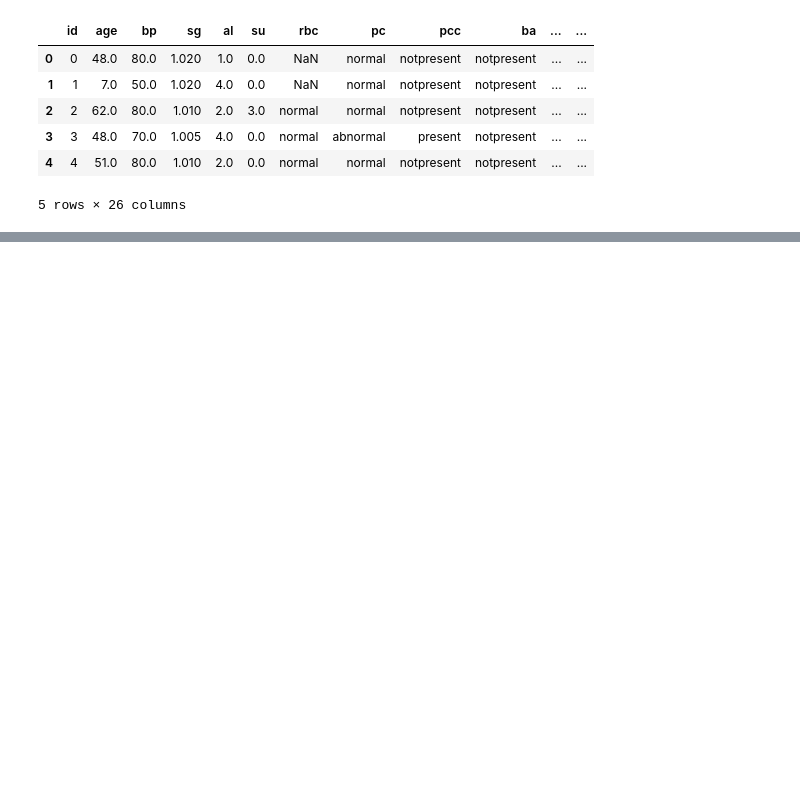
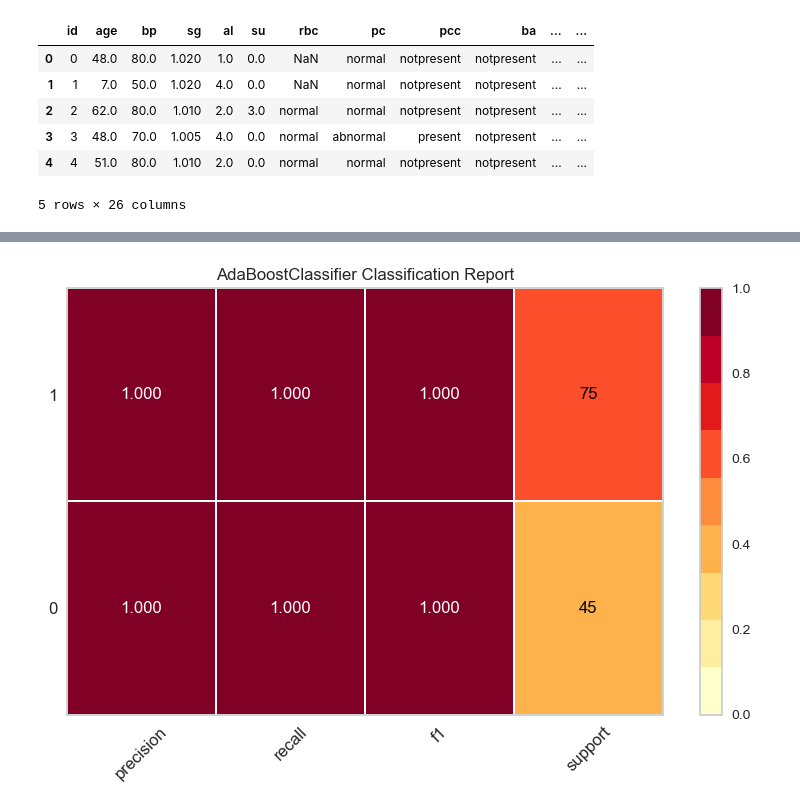
Before and after one commit to shakil2490/Chronic_Kidney_Disease_Prediction, a Jupyter notebook: CKD_Prediction.ipynb, the cells around one changed output, grey strips where cells are left out. Cells and saved outputs as stored; diff of their text form; code cells hidden in the pictures; blank space fills up the shorter version.

```diff
--- a/CKD_Prediction.ipynb
+++ b/CKD_Prediction.ipynb
@@ -240,0 +387,4 @@ setup(data, target = 'classification', session_id = 123, preprocess=True)
+# %%
+# plot classification report
+plot_model(tuned_ada, plot = 'class_report')
+# %% [output]
@@ -240,0 +392 @@ setup(data, target = 'classification', session_id = 123, preprocess=True)
+[figure, added]
```
Also changed, not shown: parts of 29 cells of this notebook, 2 other files.
